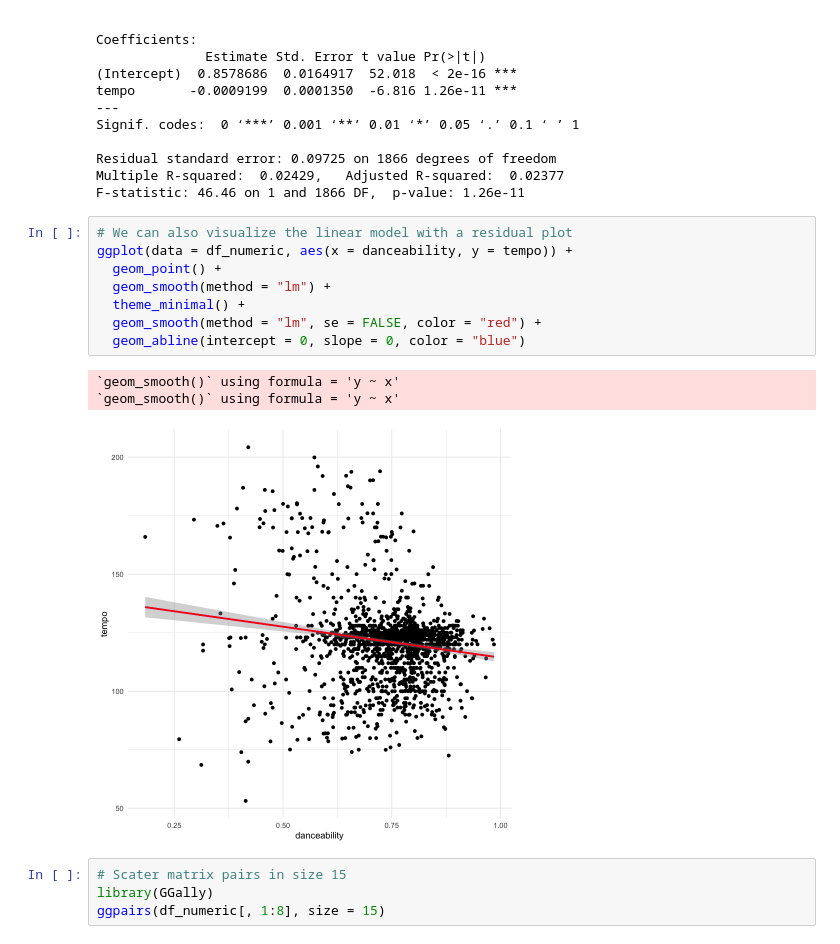
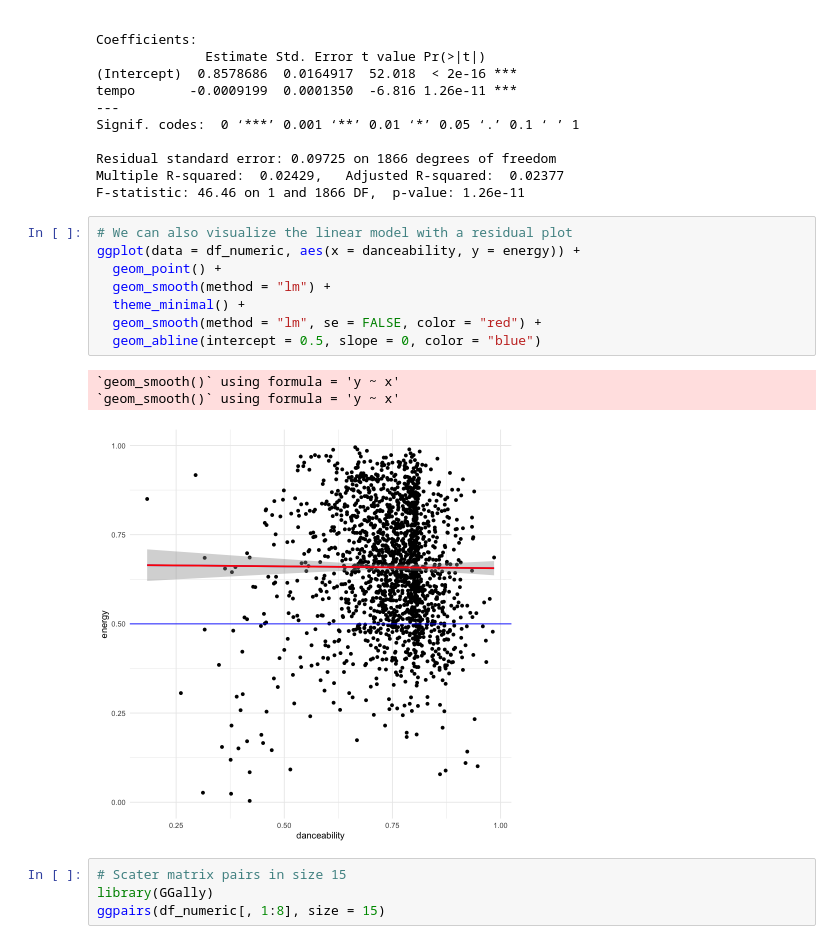
Before and after one commit to nilsjennissen/r-handbook, a Jupyter notebook: r-notebook.ipynb, the cells around one changed output. Saved outputs shown, nothing was run; the diff lists cells and outputs as text.

```diff
--- a/r-notebook.ipynb
+++ b/r-notebook.ipynb
@@ -278,16 +300,16 @@ Multiple R-squared:  0.02429,   Adjusted R-squared:  0.02377
 F-statistic: 46.46 on 1 and 1866 DF,  p-value: 1.26e-11
 # %%
 # We can also visualize the linear model with a residual plot
-ggplot(data = df_numeric, aes(x = danceability, y = tempo)) +
+ggplot(data = df_numeric, aes(x = danceability, y = energy)) +
   geom_point() +
   geom_smooth(method = "lm") +
   theme_minimal() +
   geom_smooth(method = "lm", se = FALSE, color = "red") +
-  geom_abline(intercept = 0, slope = 0, color = "blue")
+  geom_abline(intercept = 0.5, slope = 0, color = "blue")
 # %% [output]
 `geom_smooth()` using formula = 'y ~ x'
 `geom_smooth()` using formula = 'y ~ x'
-[figure, old version]
+[figure, new version]
 # %%
 # Scater matrix pairs in size 15
 library(GGally)
```
Also changed, not shown: parts of 12 cells of this notebook.
